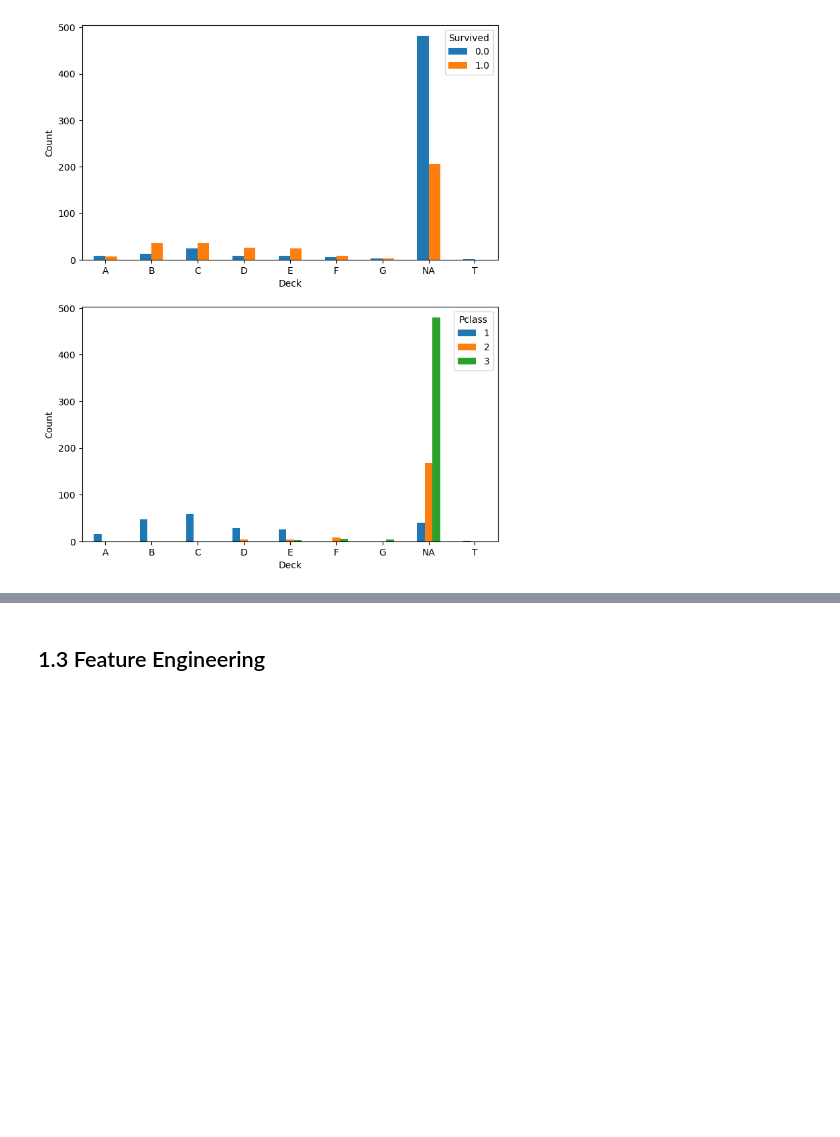
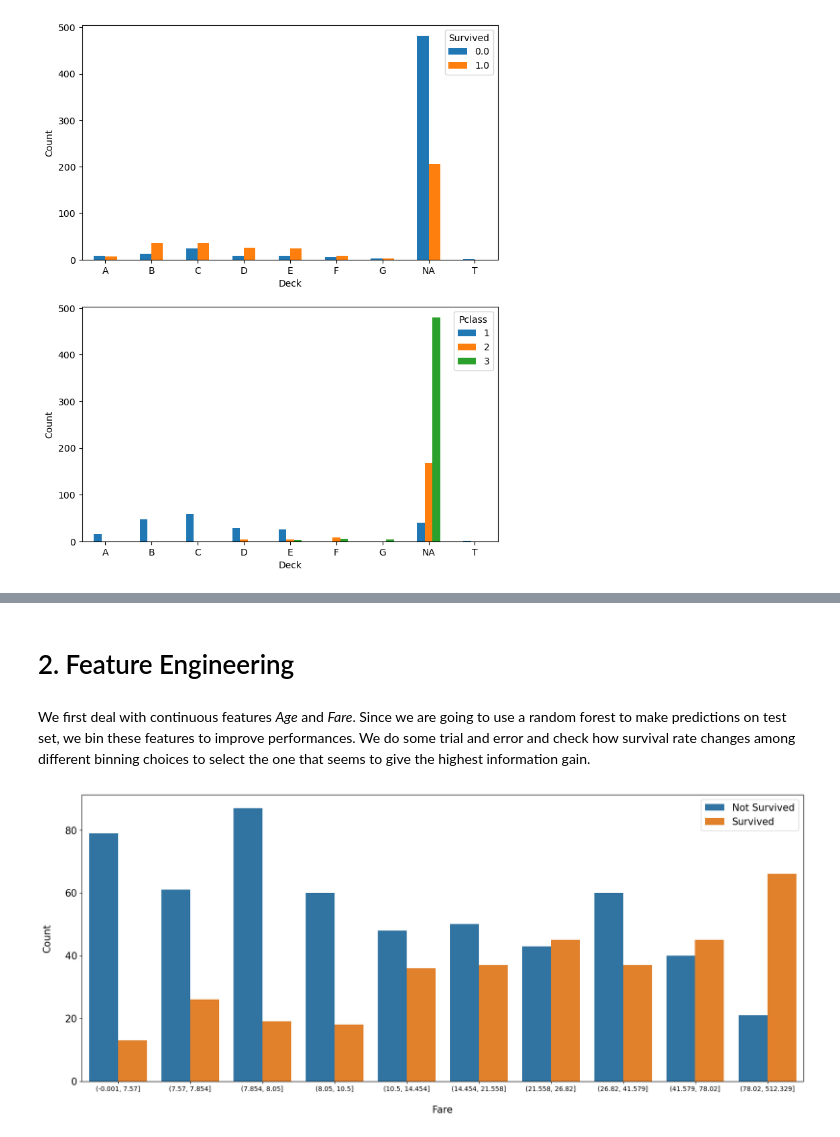
Before and after one commit to emivilla/ds-projects, a Jupyter notebook: titanic/notebook.ipynb, the cells around one changed output, grey strips where cells are left out. Drawn from its saved outputs; the diff is of its cells as text; code cells hidden in the pictures; blank space fills up the shorter version.

Commit message:
Update notebook.ipynb
Add first part of features engineering

```diff
--- a/titanic/notebook.ipynb
+++ b/titanic/notebook.ipynb
@@ -344,2 +369,22 @@ We see that survival rate and passengers class differ considerably from deck to
+# %%
+# Let's drop the useless feature Cabin
+df.drop("Cabin", axis=1, inplace=True)
 # %% [markdown]
-## 1.3 Feature Engineering
+# 2. Feature Engineering
+# %% [markdown]
+We first deal with continuous features *Age* and *Fare*. Since we are going to use a random forest to make predictions on test set, we bin these features to improve performances. We do some trial and error and check how survival rate changes among different binning choices to select the one that seems to give the highest information gain.
+# %%
+# Binning Fare feature
+df["Fare"] = pd.qcut(df['Fare'], 10)
+
+# Plot
+fig, ax = plt.subplots(figsize=(20, 8))
+sns.countplot(x='Fare', hue='Survived', data=df)
+plt.xlabel('Fare', size=15, labelpad=20)
+plt.ylabel('Count', size=15, labelpad=20)
+plt.tick_params(axis='x', labelsize=10)
+plt.tick_params(axis='y', labelsize=15)
+plt.legend(['Not Survived', 'Survived'], loc='upper right', prop={'size': 15})
+plt.show()
+# %% [output]
+[figure, added]
```
Also changed, not shown: parts of 21 cells of this notebook.
